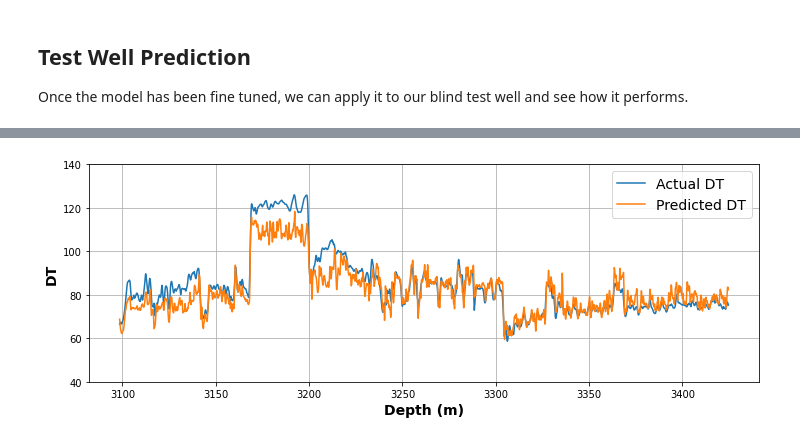
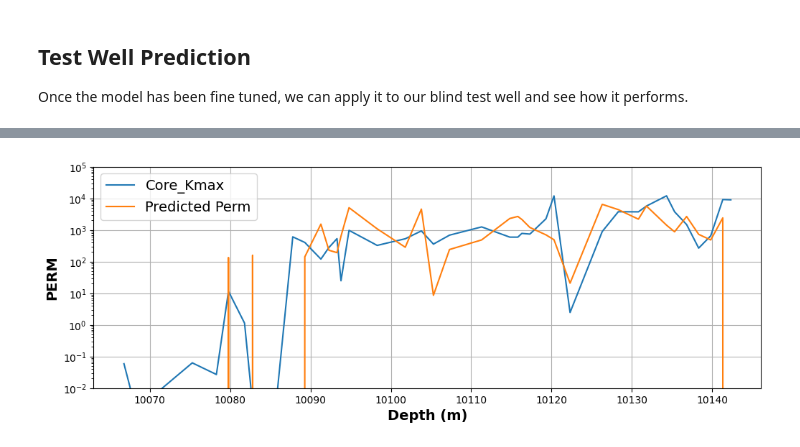
Before and after one commit to Jcavilarincon/Petrophysics-Python-Series, a Jupyter notebook: 35 - ANN for Regression - Prediction of Continuous Well Logs.ipynb, the cells around one changed output, grey strips where cells are left out. Saved outputs shown, nothing was run; the diff lists cells and outputs as text; code cells hidden in the pictures.

```diff
--- a/35 - ANN for Regression - Prediction of Continuous Well Logs.ipynb
+++ b/35 - ANN for Regression - Prediction of Continuous Well Logs.ipynb
@@ -35,10 +40,10 @@ df
 As we are using measurements taken from multiple wells, one way to split our data into training and testing is to set aside a single well (blind test well) which will be used to see how our model performs on unseen data.
 # %%
 # Training Wells
-training_wells = ['15/9-F-11 A', '15/9-F-1 A']
+training_wells = ['PozoS2', 'Pozo24', 'PozoN3']
 
 # Test Well
-test_well = ['15/9-F-1 B']
+test_well = ['PozoS1']
 # %% [markdown]
 "Extract" the data from the main dataframe using the well lists above
 # %%
@@ -80,8 +85,8 @@ from sklearn import metrics
 # %% [markdown]
 ### Selecting Training and Target Features
 # %%
-X = train_val_df[['RHOB', 'GR', 'NPHI', 'PEF']]
-y = train_val_df['DT']
+X = train_val_df[['GR_norm', 'PEF', 'PHIA', 'PHIE', 'PHIN_norm', 'RHOB_norm', 'RoMS', 'RT', 'SwIrr', 'SwMS', 'VCL', 'VSH']]
+y = train_val_df['Core_Kmax']
 # %% [markdown]
 Note that the name test used here is commonly used within machine learning. In this case the variables X_test and y_test are our validation data. In other words it is used to help tune our model.
 # %%
@@ -177,9 +198,9 @@ plt.show()
 ## Test Well Prediction
 Once the model has been fine tuned, we can apply it to our blind test well and see how it performs.
 # %%
-test_well_x = test_df[['RHOB', 'GR', 'NPHI', 'PEF']]
+test_well_x = test_df[['GR_norm', 'PEF', 'PHIA', 'PHIE', 'PHIN_norm', 'RHOB_norm', 'RoMS', 'RT', 'SwIrr', 'SwMS', 'VCL', 'VSH']]
 # %%
 test_well_x = scaler.transform(test_well_x)
 # %%
-test_df['TEST_DT'] = model.predict(test_well_x)
+test_df['TEST_PERM'] = model.predict(test_well_x)
 # %%
@@ -195,13 +216,13 @@ plt.show()
 # %%
 plt.figure(figsize=(12, 4))
-plt.plot(test_df['DEPTH'], test_df['DT'], label='Actual DT')
-plt.plot(test_df['DEPTH'], test_df['TEST_DT'], label='Predicted DT')
+plt.plot(test_df['DEPTH'], test_df['Core_Kmax'], label='Core_Kmax')
+plt.plot(test_df['DEPTH'], test_df['TEST_PERM'], label='Predicted Perm')
 
 plt.xlabel('Depth (m)', fontsize=14, fontweight='bold')
-plt.ylabel('DT', fontsize=14,fontweight='bold')
-
-plt.ylim(40, 140)
+plt.ylabel('PERM', fontsize=14,fontweight='bold')
+plt.yscale('log')
+plt.ylim(0.01, 100000)
 plt.legend(fontsize=14)
 plt.grid()
 # %% [output]
-[figure, old version]
+[figure, new version]
```
Also changed, not shown: parts of 12 cells of this notebook, 1 other file.
